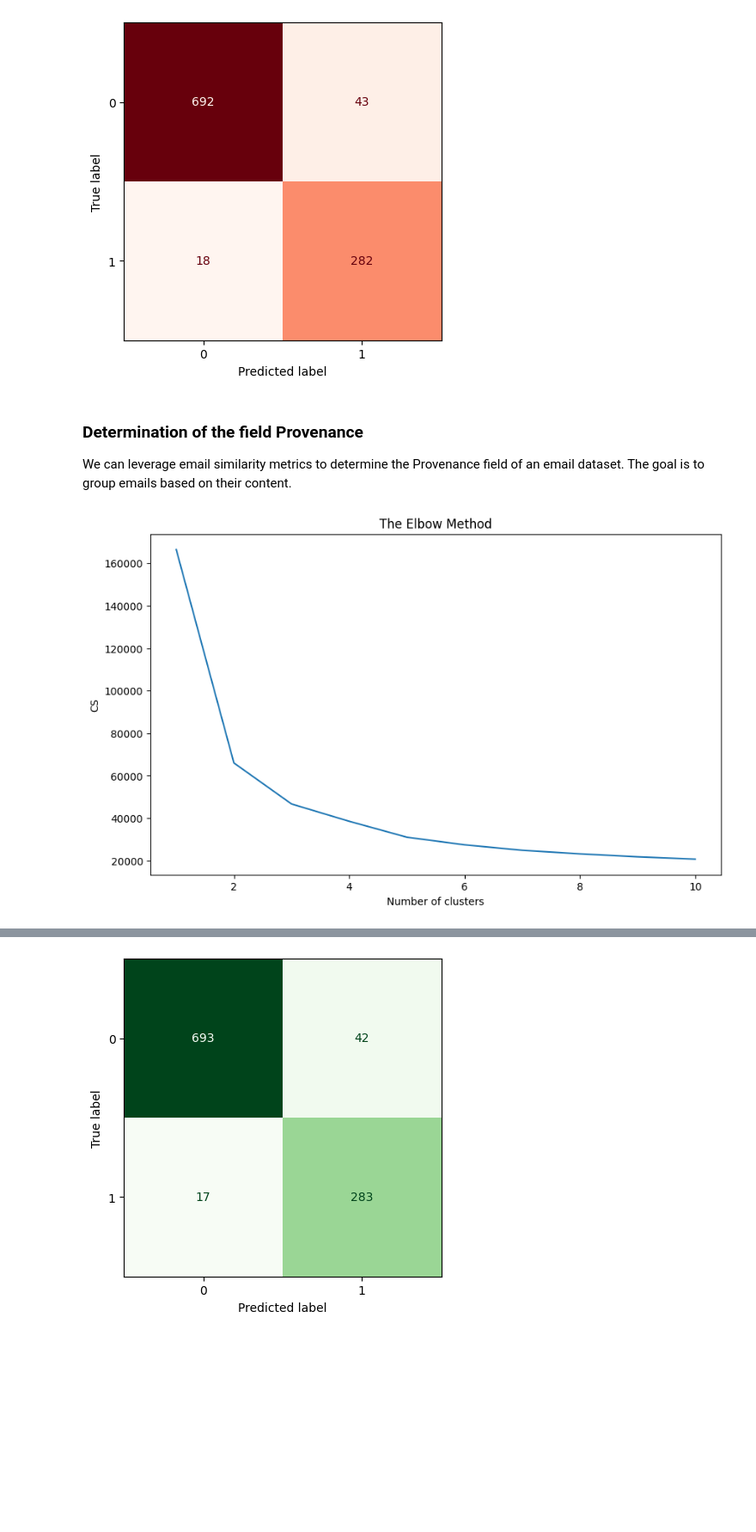
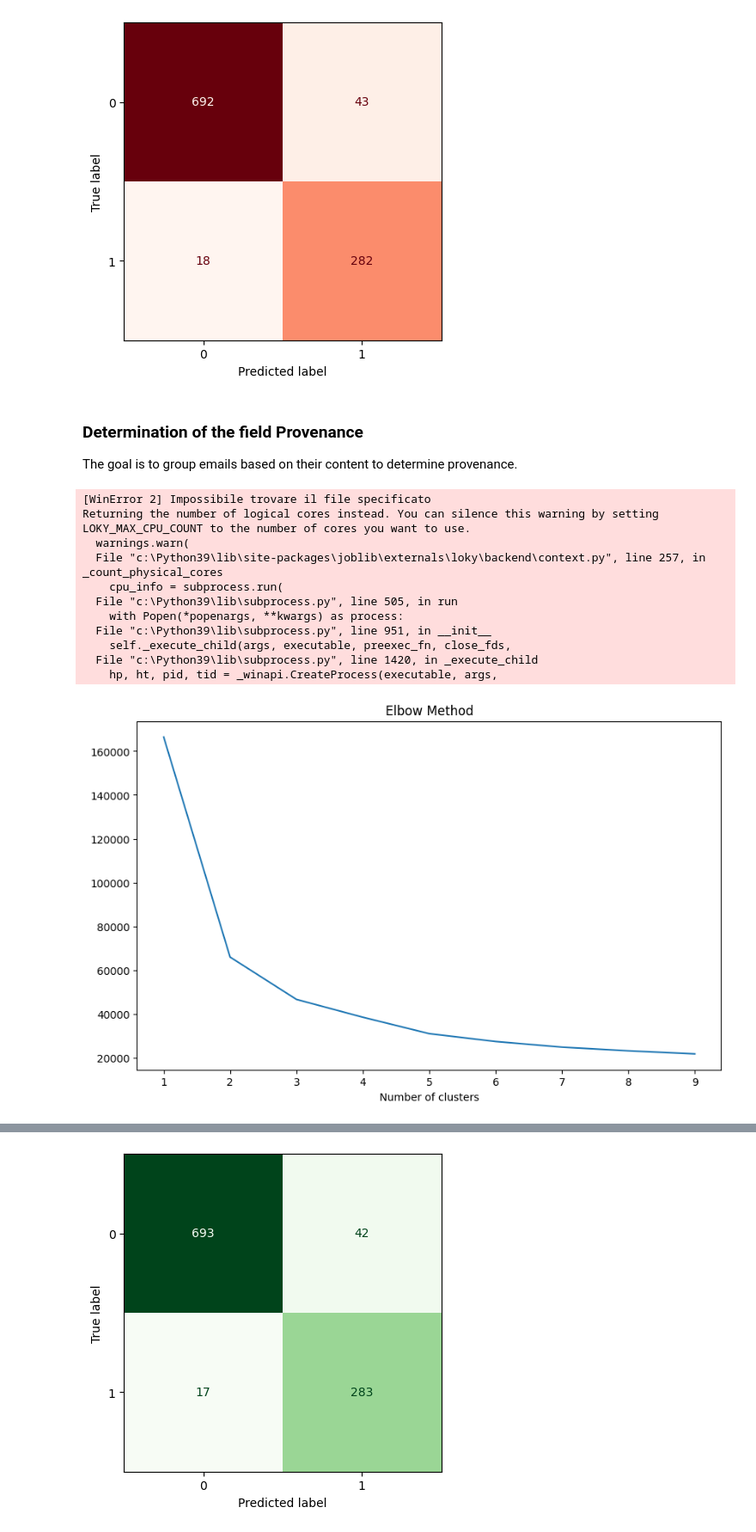
Before and after one commit to Benson00/Spam-detection, a Jupyter notebook: spam_detection.ipynb, the cells around one changed output, grey strips where cells are left out. Shown at 86% size. Saved outputs shown, nothing was run; the diff lists cells and outputs as text; code cells hidden in the pictures; blank space fills up the shorter version.

```diff
--- a/spam_detection.ipynb
+++ b/spam_detection.ipynb
@@ -139,7 +141,7 @@ plt.show()
 [figure]
 # %% [markdown]
 ### Determination of the field Provenance
-We can leverage email similarity metrics to determine the Provenance field of an email dataset. The goal is to group emails based on their content.
+The goal is to group emails based on their content to determine provenance.
 # %%
 from sklearn.metrics.pairwise import cosine_similarity
 
@@ -147,18 +149,28 @@ cosine_matrix = cosine_similarity(X,X)
 # %%
 from sklearn.cluster import KMeans
 cs = []
 plt.figure(figsize=(10,6))
-for i in range(1, 11):
+for i in range(1, 10):
     kmeans = KMeans(n_clusters = i, max_iter = 300, n_init = 10, random_state = 0)
     kmeans.fit(cosine_matrix)
     cs.append(kmeans.inertia_)
-plt.plot(range(1, 11), cs)
-plt.title('The Elbow Method')
+plt.plot(range(1, 10), cs)
+plt.title('Elbow Method')
 plt.xlabel('Number of clusters')
-plt.ylabel('CS')
 plt.show()
 # %% [output]
+[WinError 2] Impossibile trovare il file specificato
+Returning the number of logical cores instead. You can silence this warning by setting LOKY_MAX_CPU_COUNT to the number of cores you want to use.
+  warnings.warn(
+  File "c:\Python39\lib\site-packages\joblib\externals\loky\backend\context.py", line 257, in _count_physical_cores
+    cpu_info = subprocess.run(
+  File "c:\Python39\lib\subprocess.py", line 505, in run
+    with Popen(*popenargs, **kwargs) as process:
+  File "c:\Python39\lib\subprocess.py", line 951, in __init__
+    self._execute_child(args, executable, preexec_fn, close_fds,
+  File "c:\Python39\lib\subprocess.py", line 1420, in _execute_child
+    hp, ht, pid, tid = _winapi.CreateProcess(executable, args,
-[figure, old version]
+[figure, new version]
 # %%
 kmeans = KMeans(n_clusters=5, random_state=0, n_init="auto").fit(cosine_matrix)
 clusters=kmeans.labels_
```
Also changed, not shown: parts of 5 cells of this notebook, 1 other file.
